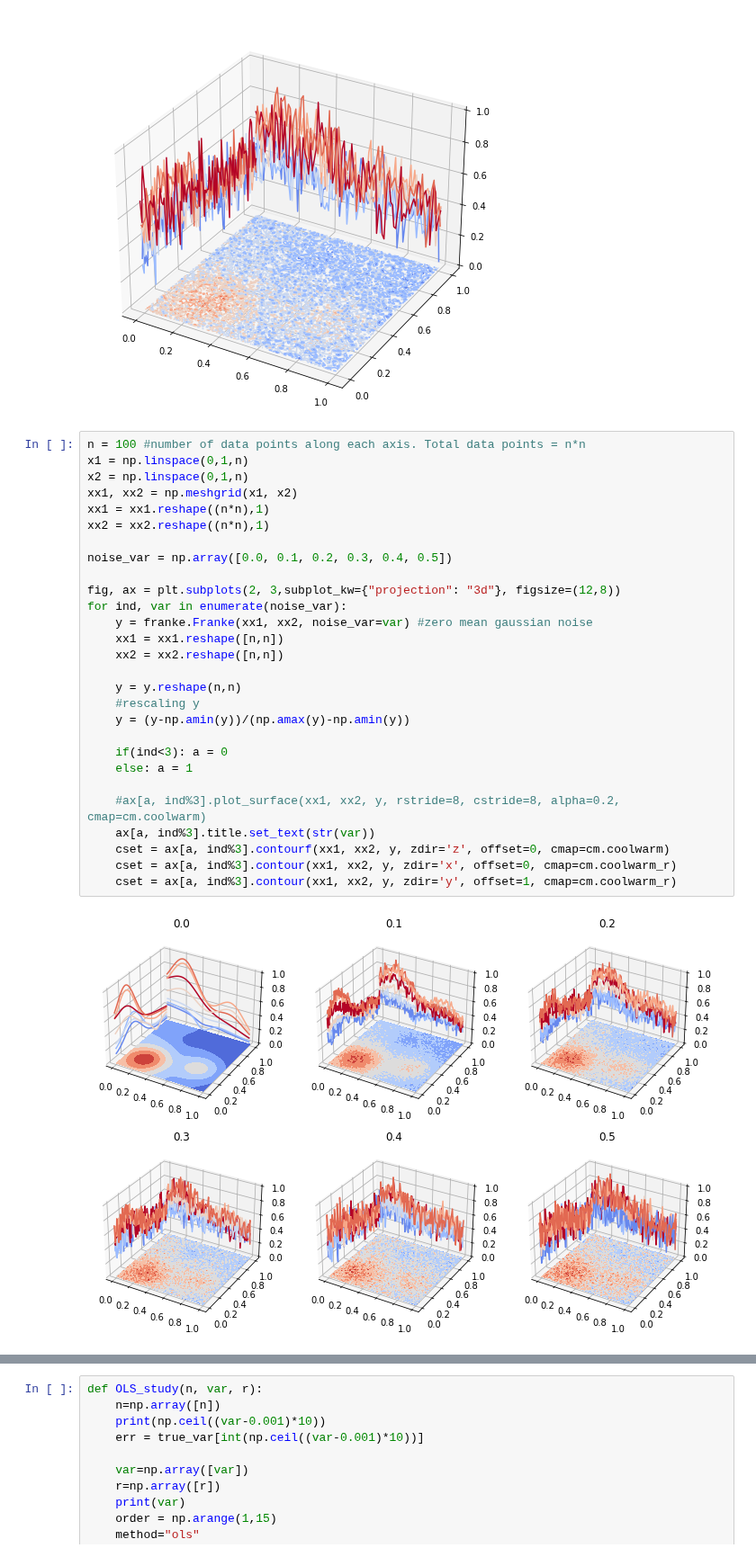
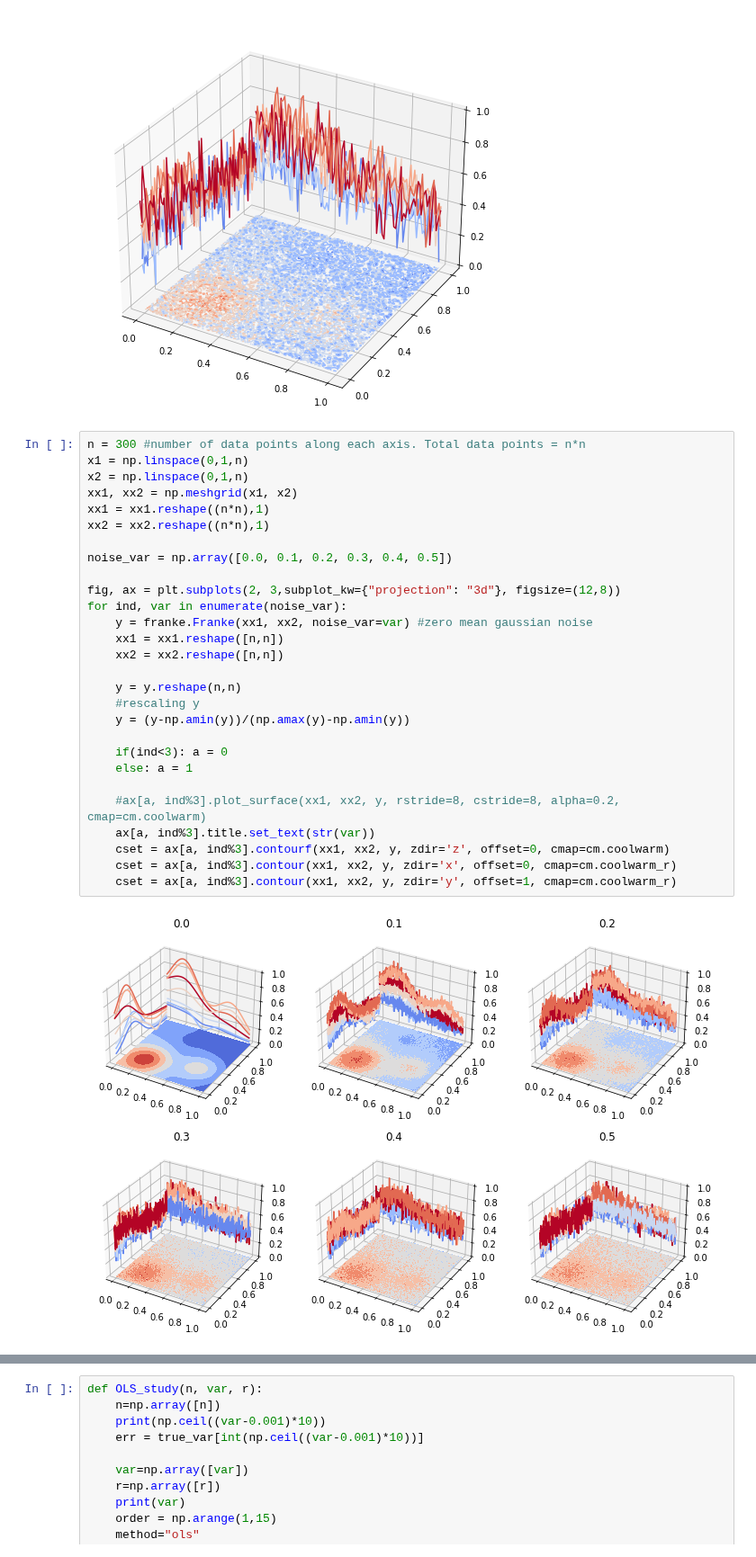
Before and after one commit to am-kaiser/CompSci-Project-1, a Jupyter notebook: regression_analysis/examples/regression_analysis.ipynb, the cells around one changed output, grey strips where cells are left out. Shown at 90% size. Drawn from its saved outputs; the diff is of its cells as text.

Commit message:
new ridge data

```diff
--- a/regression_analysis/examples/regression_analysis.ipynb
+++ b/regression_analysis/examples/regression_analysis.ipynb
@@ -790,32 +790,32 @@ cset = ax.contour(xx1, xx2, y, zdir='y', offset=1, cmap=cm.coolwarm_r)
 # %% [output]
 [figure]
 # %%
-n = 100 #number of data points along each axis. Total data points = n*n
+n = 300 #number of data points along each axis. Total data points = n*n
 x1 = np.linspace(0,1,n)
 x2 = np.linspace(0,1,n)
 xx1, xx2 = np.meshgrid(x1, x2)
 xx1 = xx1.reshape((n*n),1)
 xx2 = xx2.reshape((n*n),1)
 
 noise_var = np.array([0.0, 0.1, 0.2, 0.3, 0.4, 0.5])
 
 fig, ax = plt.subplots(2, 3,subplot_kw={"projection": "3d"}, figsize=(12,8))
 for ind, var in enumerate(noise_var):
     y = franke.Franke(xx1, xx2, noise_var=var) #zero mean gaussian noise
     xx1 = xx1.reshape([n,n])
     xx2 = xx2.reshape([n,n])
 
     y = y.reshape(n,n)
     #rescaling y
     y = (y-np.amin(y))/(np.amax(y)-np.amin(y))
 
     if(ind<3): a = 0
     else: a = 1
 
     #ax[a, ind%3].plot_surface(xx1, xx2, y, rstride=8, cstride=8, alpha=0.2, cmap=cm.coolwarm)
     ax[a, ind%3].title.set_text(str(var))
     cset = ax[a, ind%3].contourf(xx1, xx2, y, zdir='z', offset=0, cmap=cm.coolwarm)
     cset = ax[a, ind%3].contour(xx1, xx2, y, zdir='x', offset=0, cmap=cm.coolwarm_r)
     cset = ax[a, ind%3].contour(xx1, xx2, y, zdir='y', offset=1, cmap=cm.coolwarm_r)
 # %% [output]
-[figure, old version]
+[figure, new version]
```
Also changed, not shown: parts of 23 cells of this notebook.
